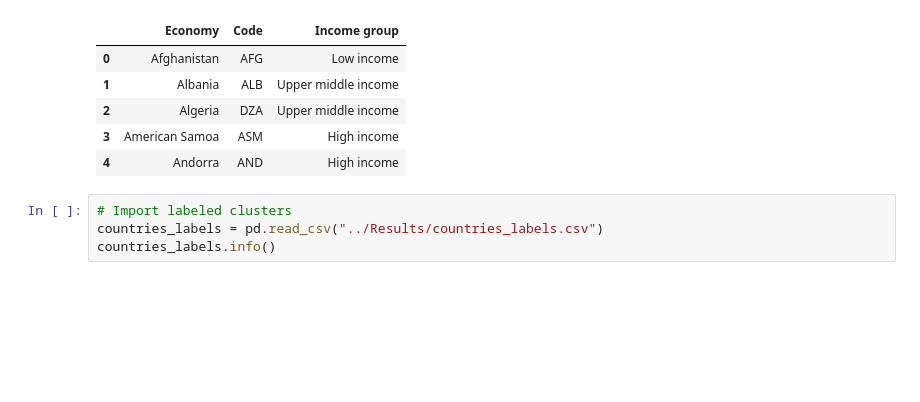
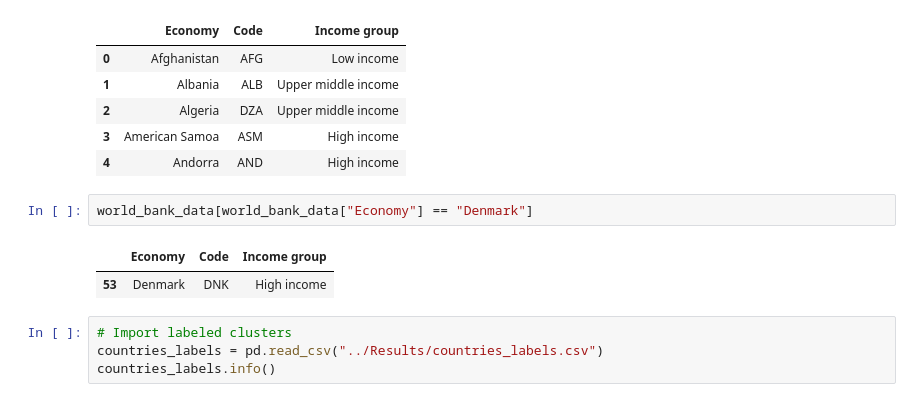
Before and after one commit to reebme/financial-attitudes-clustering, a Jupyter notebook: Notebooks/04_Comparison.ipynb, the cells around one changed output. Cells and saved outputs as stored; diff of their text form; blank space fills up the shorter version.

```diff
--- a/Notebooks/04_Comparison.ipynb
+++ b/Notebooks/04_Comparison.ipynb
@@ -30,6 +30,11 @@ world_bank_data.head()
 | 2 | Algeria | DZA | Upper middle income |
 | 3 | American Samoa | ASM | High income |
 | 4 | Andorra | AND | High income |
+# %%
+world_bank_data[world_bank_data["Economy"] == "Denmark"]
+# %% [output]
+|  | Economy | Code | Income group |
+| 53 | Denmark | DNK | High income |
 # %%
 # Import labeled clusters
 countries_labels = pd.read_csv("../Results/countries_labels.csv")
```
Also changed, not shown: 20 other files.
